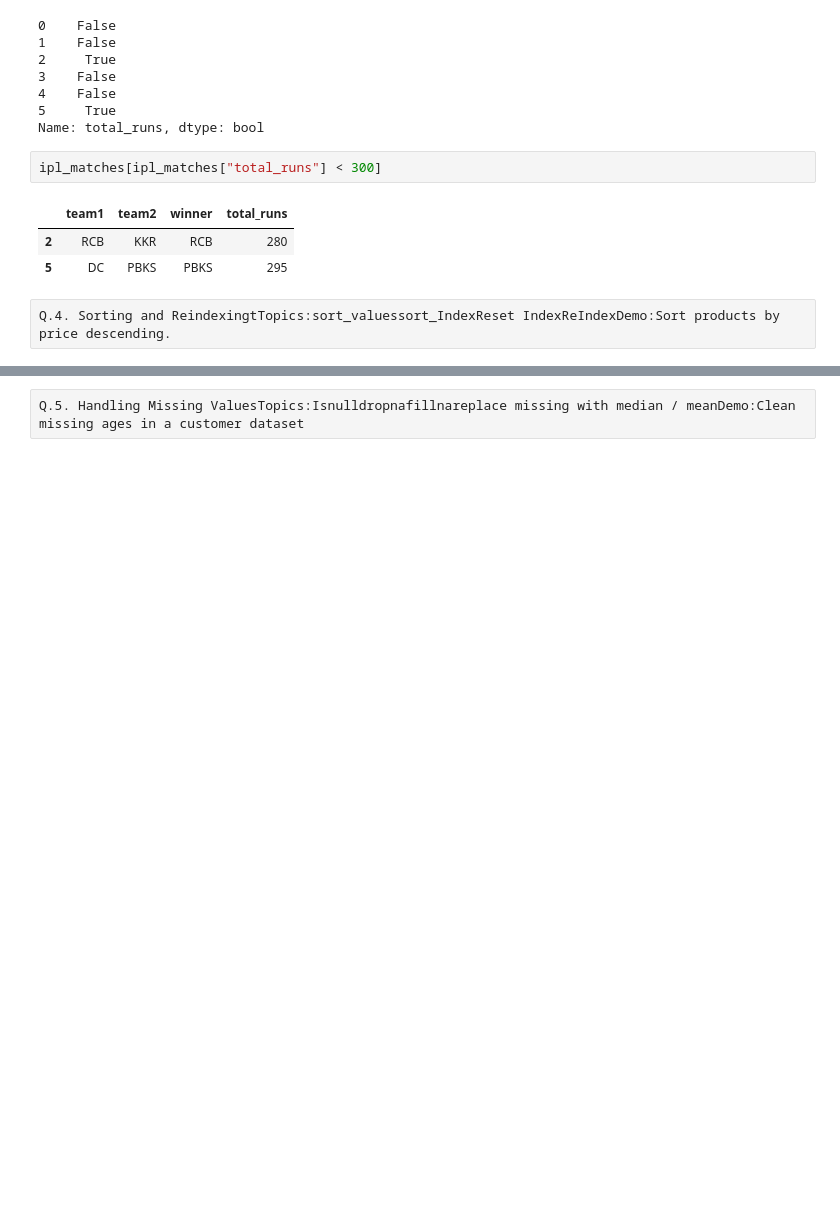
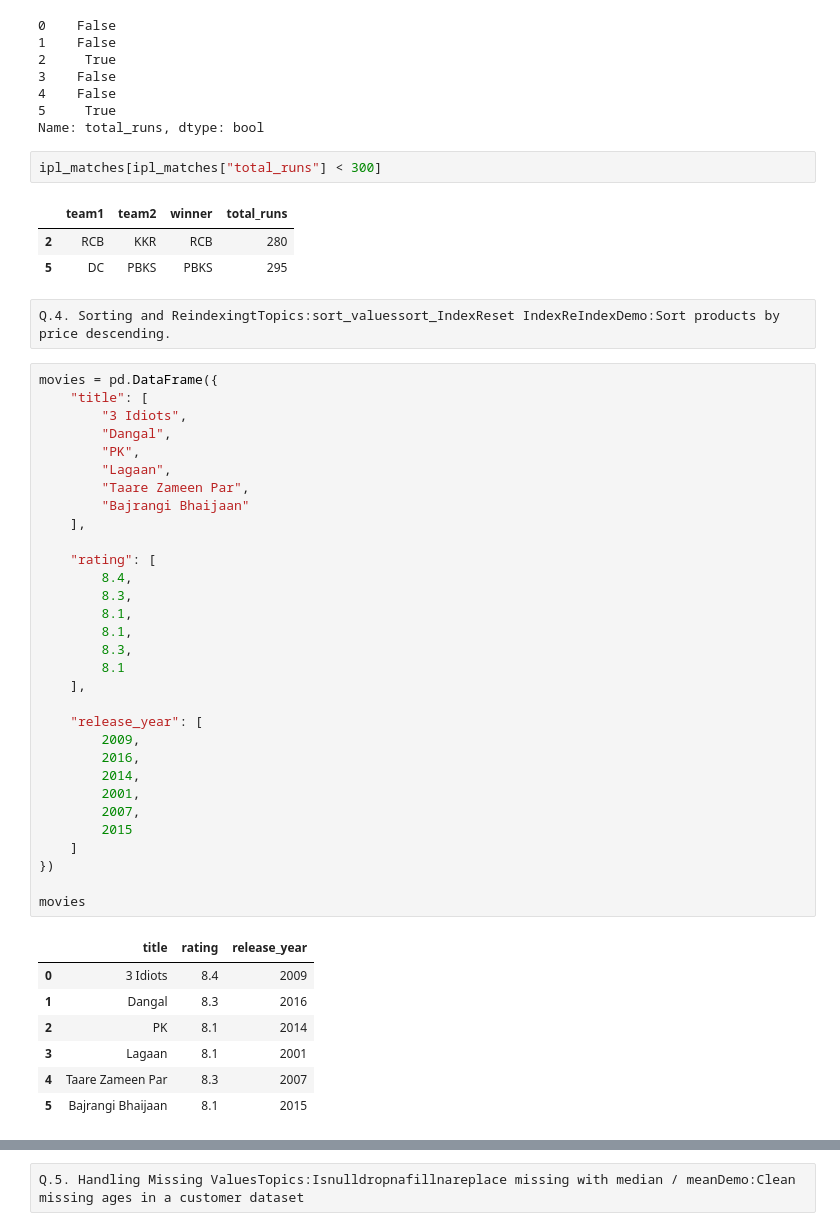
Before and after one commit to sonu0107johri-png/Python-Assignment, a Jupyter notebook: Pandas_Assignment.ipynb, the cells around one changed output, grey strips where cells are left out. Saved outputs shown, nothing was run; the diff lists cells and outputs as text; blank space fills up the shorter version.

```diff
--- a/Pandas_Assignment.ipynb
+++ b/Pandas_Assignment.ipynb
@@ -399,3 +399,42 @@ ipl_matches[ipl_matches["total_runs"] < 300]
 | 5 | DC | PBKS | PBKS | 295 |
 # %% [raw]
 Q.4. Sorting and ReindexingtTopics:sort_valuessort_IndexReset IndexReIndexDemo:Sort products by price descending.
+# %%
+movies = pd.DataFrame({
+    "title": [
+        "3 Idiots",
+        "Dangal",
+        "PK",
+        "Lagaan",
+        "Taare Zameen Par",
+        "Bajrangi Bhaijaan"
+    ],
+
+    "rating": [
+        8.4,
+        8.3,
+        8.1,
+        8.1,
+        8.3,
+        8.1
+    ],
+
+    "release_year": [
+        2009,
+        2016,
+        2014,
+        2001,
+        2007,
+        2015
+    ]
+})
+
+movies
+# %% [output]
+|  | title | rating | release_year |
+| 0 | 3 Idiots | 8.4 | 2009 |
+| 1 | Dangal | 8.3 | 2016 |
+| 2 | PK | 8.1 | 2014 |
+| 3 | Lagaan | 8.1 | 2001 |
+| 4 | Taare Zameen Par | 8.3 | 2007 |
+| 5 | Bajrangi Bhaijaan | 8.1 | 2015 |
```
Also changed, not shown: parts of 12 cells of this notebook.
